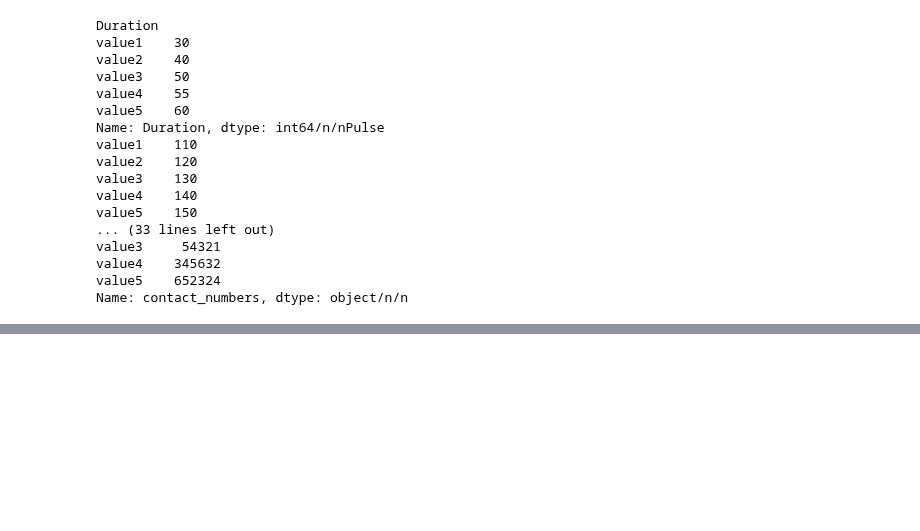
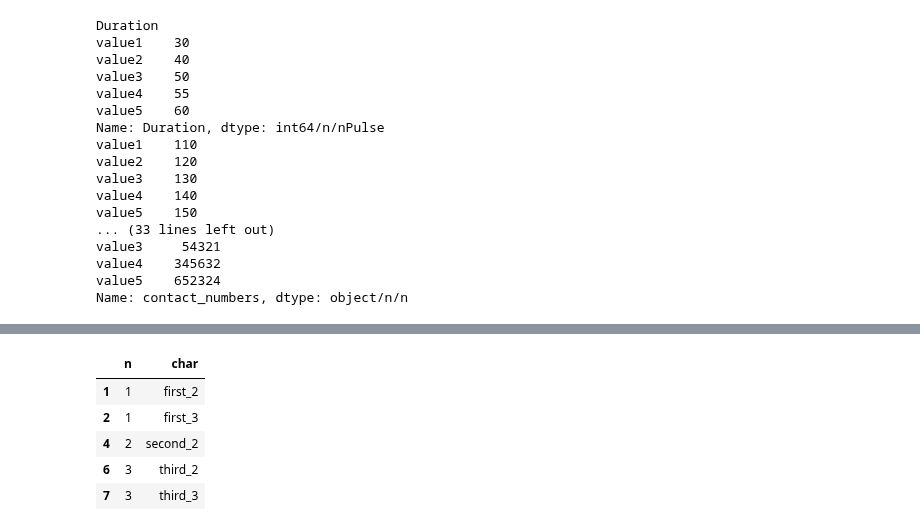
Before and after one commit to ramnagella/Demo, a Jupyter notebook: DA_Day7.ipynb, the cells around one changed output, grey strips where cells are left out. Cells and saved outputs as stored; diff of their text form; code cells hidden in the pictures; blank space fills up the shorter version.

```diff
--- a/DA_Day7.ipynb
+++ b/DA_Day7.ipynb
@@ -787,0 +796,7 @@ Name: contact_numbers, dtype: object/n/n
+# %%
+import pandas as pd
+df5=pd.DataFrame({
+    'n':[1,1,1,2,2,3,3,3,4,5],
+    'char':['first_1','first_2','first_3','second_1','second_2','third_1','third_2','third_3','fourth_1','fifth_1']
+})
+df5
@@ -787,0 +815,9 @@ Name: contact_numbers, dtype: object/n/n
+# %%
+df5[df5.duplicated('n')]
+# %% [output]
+|  | n | char |
+| 1 | 1 | first_2 |
+| 2 | 1 | first_3 |
+| 4 | 2 | second_2 |
+| 6 | 3 | third_2 |
+| 7 | 3 | third_3 |
```
Also changed, not shown: parts of 6 cells of this notebook.
